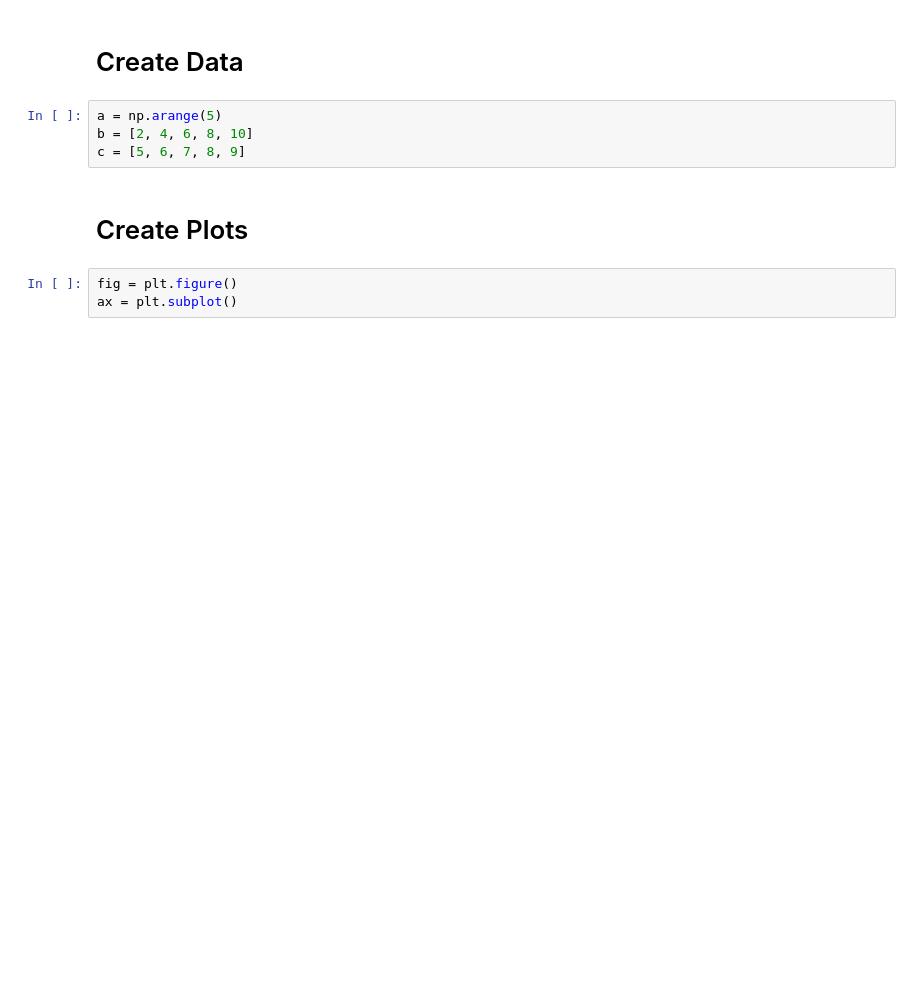
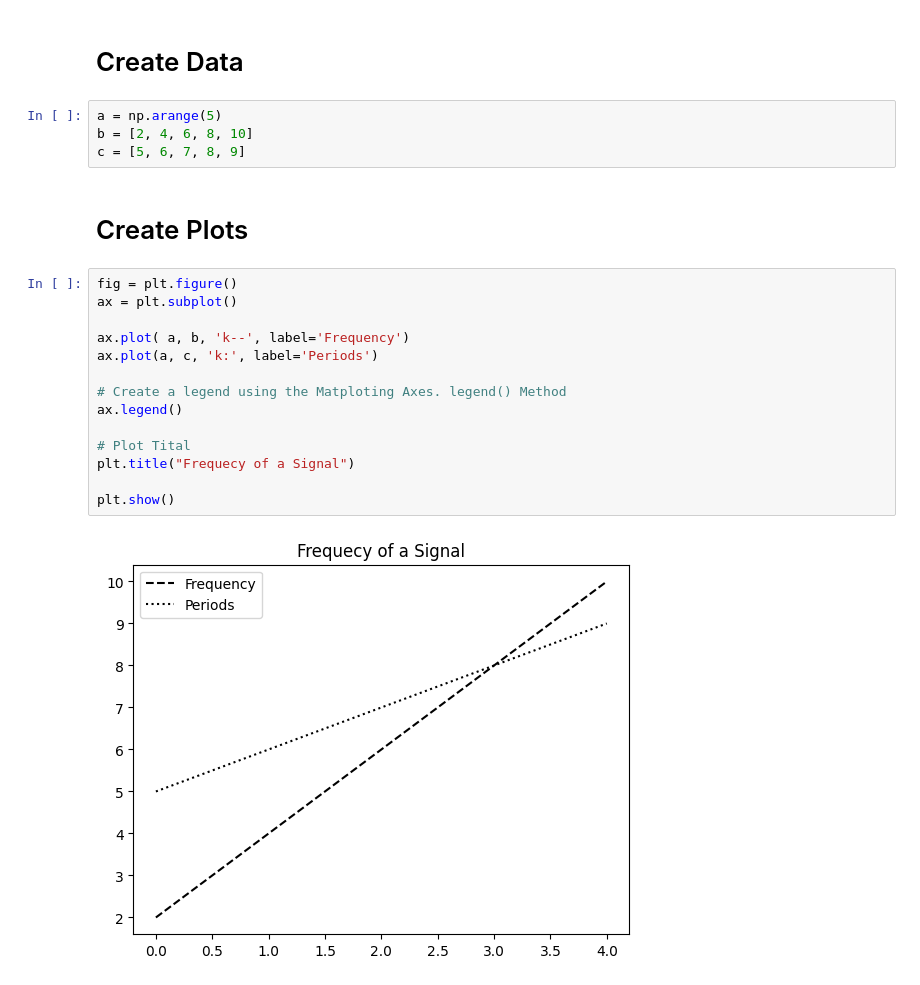
Before and after one commit to Suraj-kumar121K/Matplotlib, a Jupyter notebook: CODE/LEGEND_GRAPH/01_Legend_Graph.ipynb, the cells around one changed output. Drawn from its saved outputs; the diff is of its cells as text; blank space fills up the shorter version.

```diff
--- a/CODE/LEGEND_GRAPH/01_Legend_Graph.ipynb
+++ b/CODE/LEGEND_GRAPH/01_Legend_Graph.ipynb
@@ -26,3 +27,16 @@ c = [5, 6, 7, 8, 9]
 # %%
 fig = plt.figure()
 ax = plt.subplot()
+
+ax.plot( a, b, 'k--', label='Frequency')
+ax.plot(a, c, 'k:', label='Periods')
+
+# Create a legend using the Matploting Axes. legend() Method
+ax.legend()
+
+# Plot Tital
+plt.title("Frequecy of a Signal")
+
+plt.show()
+# %% [output]
+[figure, added]
```
Also changed, not shown: parts of 3 cells of this notebook.
